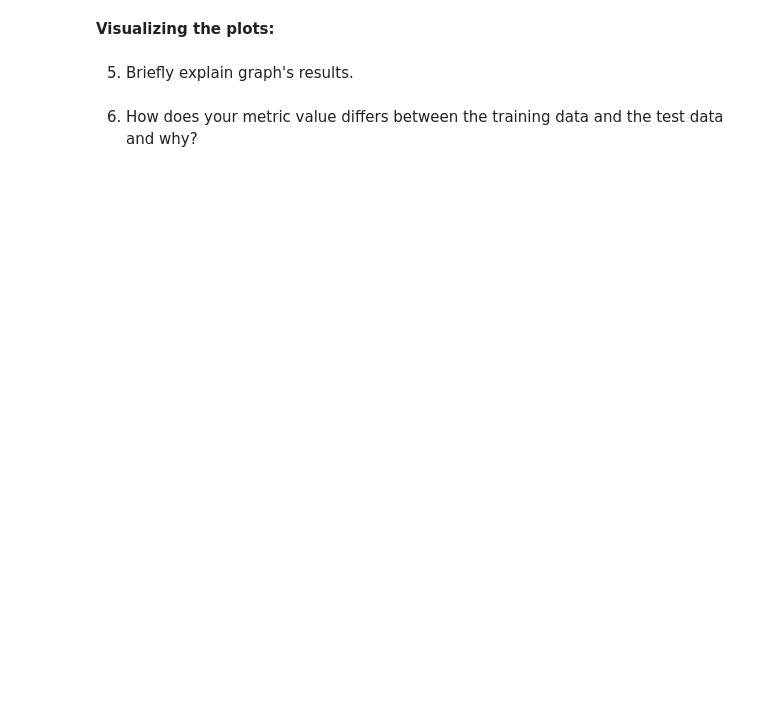
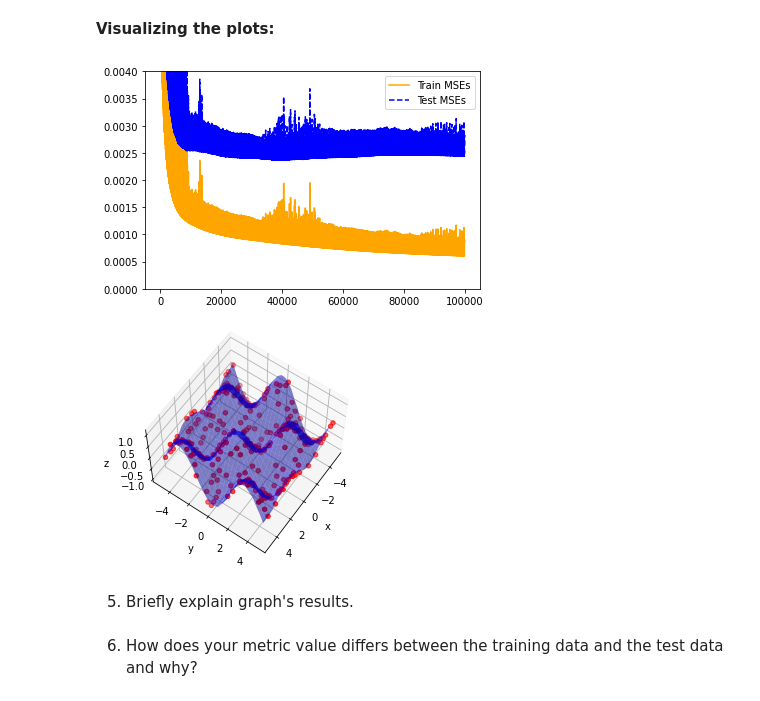
Before and after one commit to danieldemayo/DeepLearning, a Jupyter notebook: EX_1_TAU .ipynb, the cells around one changed output. Drawn from its saved outputs; the diff is of its cells as text; code cells hidden in the pictures; blank space fills up the shorter version.

```diff
--- a/EX_1_TAU .ipynb
+++ b/EX_1_TAU .ipynb
@@ -431,6 +498,7 @@ class OverfitModel(nn.Module):
 # %% [markdown]
 **Training and validation:**
 # %%
-overfit_model = OverfitModel(2, [5, 5, 5])
+epochs = 100000
+overfit_model = OverfitModel(2, [30, 50, 70])
 
-train_losses, test_losses, splited_data = run_model(model=regression_model, data=data, num_of_epochs=10000)
+train_losses, test_losses, splited_data = run_model(model=regression_model, data=data, num_of_epochs=epochs)
@@ -437,9 +523,12 @@ train_losses, test_losses, splited_data = run_model(model=regression_model, data
 # %% [markdown]
 **Visualizing the plots:**
 # %%
-viz_epochs(num_of_epochs=10000, other_axis=[train_losses, test_losses], plot_test=True, )
+viz_epochs(num_of_epochs=epochs, other_axis=[train_losses, test_losses], plot_test=True, y_lim= (0.0, 0.004))
 
 viz_preds(data, splited_data['pred'], )
+# %% [output]
+[figure, added]
+[figure, added]
 # %% [markdown]
 5. Briefly explain graph's results.
 # %% [markdown]
```
Also changed, not shown: parts of 23 cells of this notebook.
